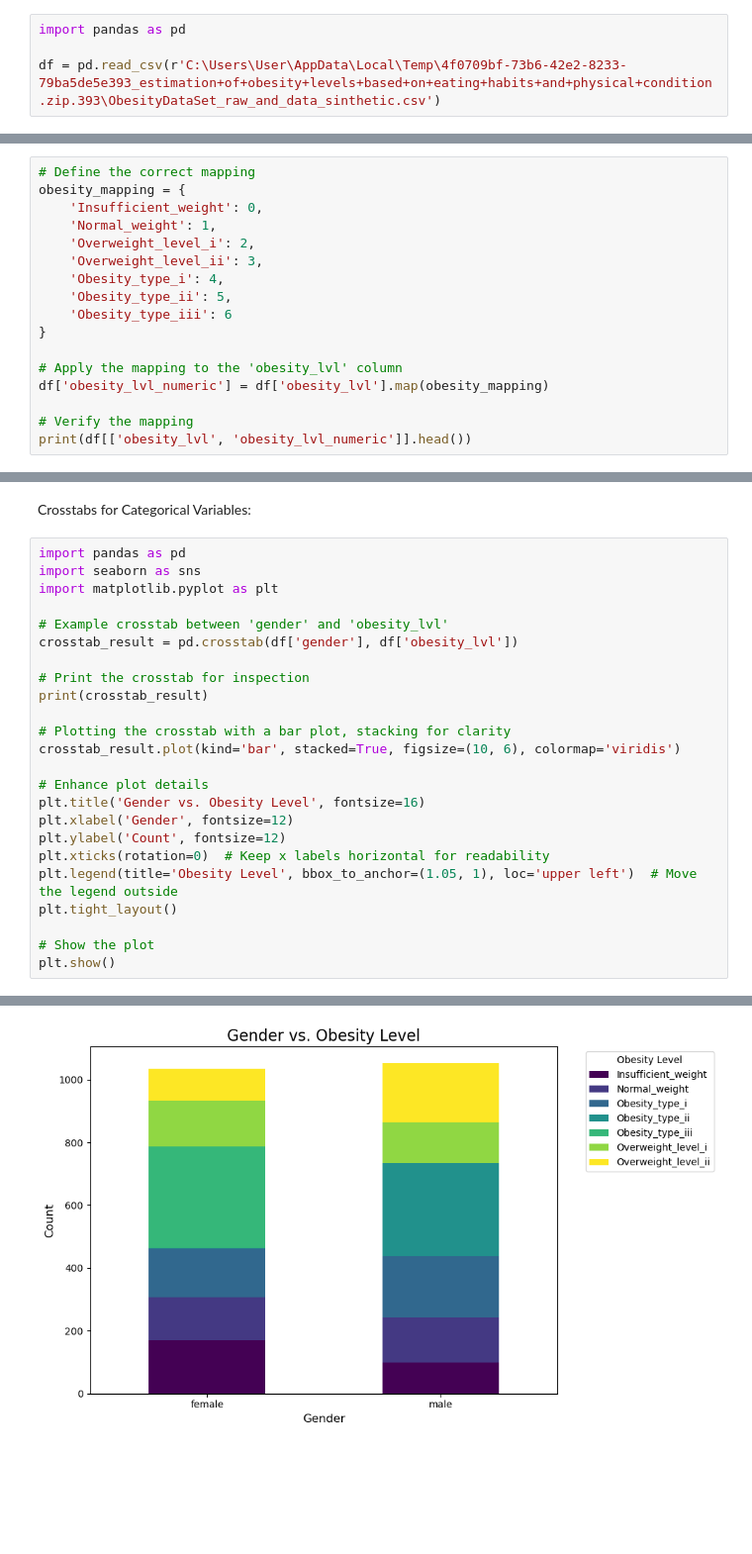
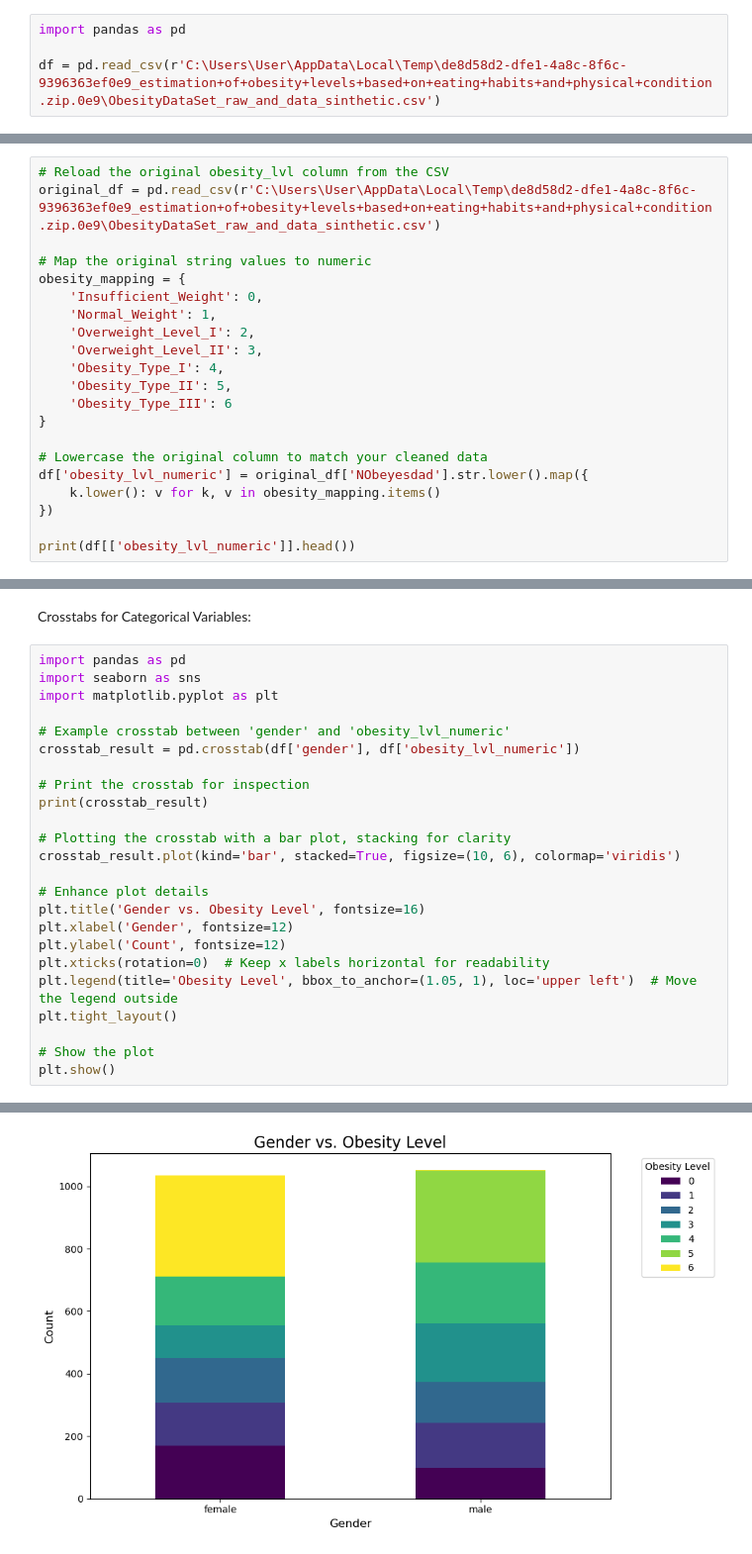
Before and after one commit to KlaudijaK/Final_Project-Obesity-, a Jupyter notebook: Obesity_project.ipynb, the cells around one changed output, grey strips where cells are left out. Shown at 99% size. Drawn from its saved outputs; the diff is of its cells as text; blank space fills up the shorter version.

```diff
--- a/Obesity_project.ipynb
+++ b/Obesity_project.ipynb
@@ -1,7 +1,7 @@
 # %%
 import pandas as pd
 
-df = pd.read_csv(r'C:\Users\User\AppData\Local\Temp\4f0709bf-73b6-42e2-8233-79ba5de5e393_estimation+of+obesity+levels+based+on+eating+habits+and+physical+condition.zip.393\ObesityDataSet_raw_and_data_sinthetic.csv')
+df = pd.read_csv(r'C:\Users\User\AppData\Local\Temp\de8d58d2-dfe1-4a8c-8f6c-9396363ef0e9_estimation+of+obesity+levels+based+on+eating+habits+and+physical+condition.zip.0e9\ObesityDataSet_raw_and_data_sinthetic.csv')
 # %%
 df.head()
 # %% [output]
@@ -287,18 +337,22 @@ print(df['obesity_lvl'].unique())
 # %%
-# Define the correct mapping
+# Reload the original obesity_lvl column from the CSV
+original_df = pd.read_csv(r'C:\Users\User\AppData\Local\Temp\de8d58d2-dfe1-4a8c-8f6c-9396363ef0e9_estimation+of+obesity+levels+based+on+eating+habits+and+physical+condition.zip.0e9\ObesityDataSet_raw_and_data_sinthetic.csv')
+
+# Map the original string values to numeric
 obesity_mapping = {
-    'Insufficient_weight': 0,
-    'Normal_weight': 1,
-    'Overweight_level_i': 2,
-    'Overweight_level_ii': 3,
-    'Obesity_type_i': 4,
-    'Obesity_type_ii': 5,
-    'Obesity_type_iii': 6
+    'Insufficient_Weight': 0,
+    'Normal_Weight': 1,
+    'Overweight_Level_I': 2,
+    'Overweight_Level_II': 3,
+    'Obesity_Type_I': 4,
+    'Obesity_Type_II': 5,
+    'Obesity_Type_III': 6
 }
 
-# Apply the mapping to the 'obesity_lvl' column
-df['obesity_lvl_numeric'] = df['obesity_lvl'].map(obesity_mapping)
+# Lowercase the original column to match your cleaned data
+df['obesity_lvl_numeric'] = original_df['NObeyesdad'].str.lower().map({
+    k.lower(): v for k, v in obesity_mapping.items()
+})
 
-# Verify the mapping
-print(df[['obesity_lvl', 'obesity_lvl_numeric']].head())
+print(df[['obesity_lvl_numeric']].head())
 # %% [output]
@@ -357,8 +369,8 @@ import pandas as pd
 import seaborn as sns
 import matplotlib.pyplot as plt
 
-# Example crosstab between 'gender' and 'obesity_lvl'
-crosstab_result = pd.crosstab(df['gender'], df['obesity_lvl'])
+# Example crosstab between 'gender' and 'obesity_lvl_numeric'
+crosstab_result = pd.crosstab(df['gender'], df['obesity_lvl_numeric'])
 
 # Print the crosstab for inspection
 print(crosstab_result)
@@ -394,4 +396,4 @@ male                         187
-[figure, old version]
+[figure, new version]
 # %%
 import pandas as pd
 import seaborn as sns
```
Also changed, not shown: parts of 45 cells of this notebook.
